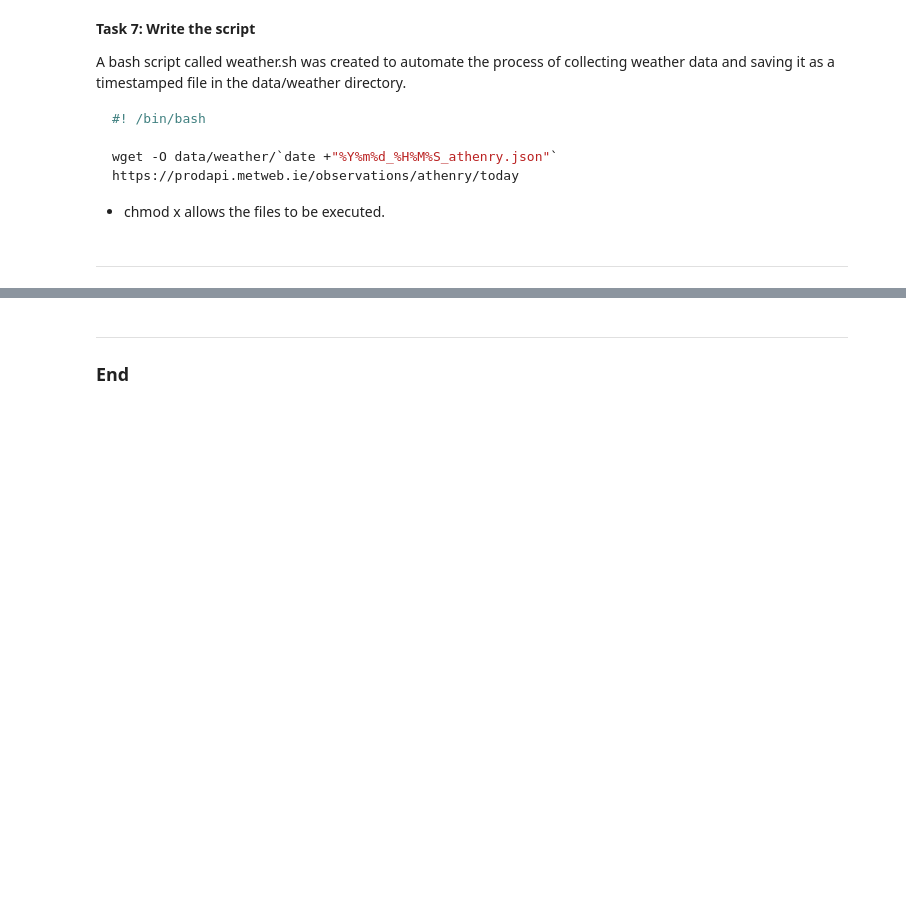
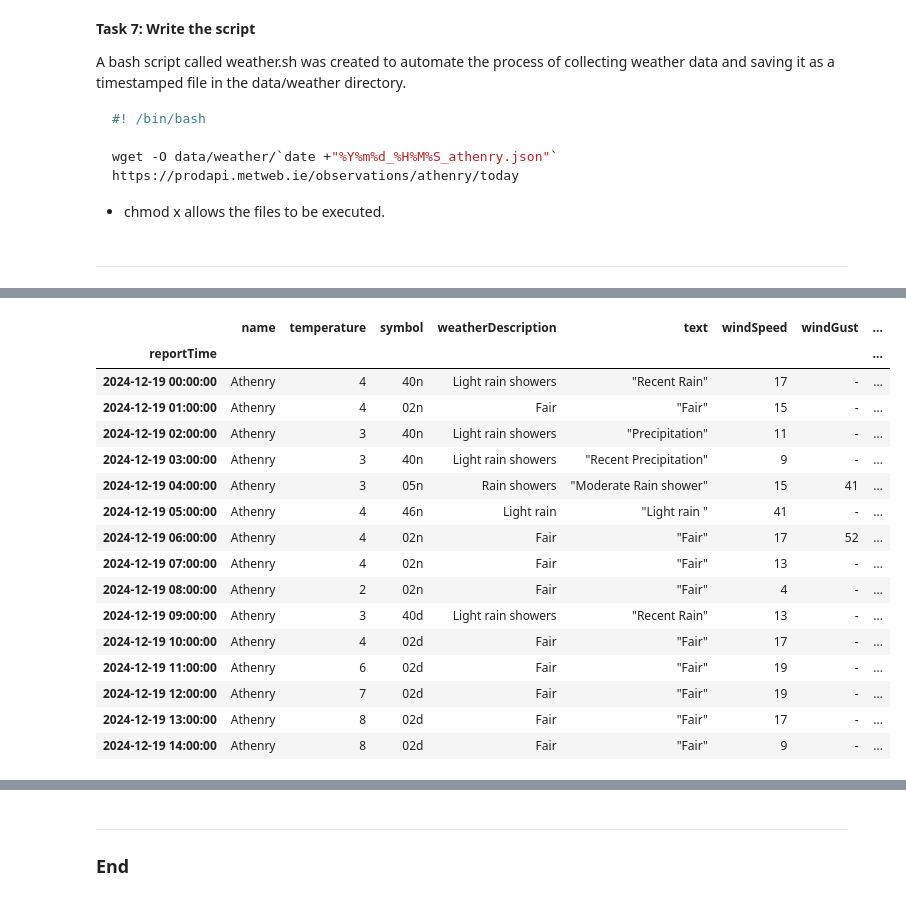
Before and after one commit to lryan30/CI_assessment, a Jupyter notebook: weather.ipynb, the cells around one changed output, grey strips where cells are left out. Drawn from its saved outputs; the diff is of its cells as text; code cells hidden in the pictures; blank space fills up the shorter version.

```diff
--- a/weather.ipynb
+++ b/weather.ipynb
@@ -110,0 +116,22 @@ df.tail()
+# %%
+# set reportTime as index
+df.set_index('reportTime',inplace=True)
+df
+# %% [output]
+|  | name | temperature | symbol | weatherDescription | text | windSpeed | windGust | ... |
+| reportTime |  |  |  |  |  |  |  | ... |
+| 2024-12-19 00:00:00 | Athenry | 4 | 40n | Light rain showers | "Recent Rain" | 17 | - | ... |
+| 2024-12-19 01:00:00 | Athenry | 4 | 02n | Fair | "Fair" | 15 | - | ... |
+| 2024-12-19 02:00:00 | Athenry | 3 | 40n | Light rain showers | "Precipitation" | 11 | - | ... |
+| 2024-12-19 03:00:00 | Athenry | 3 | 40n | Light rain showers | "Recent Precipitation" | 9 | - | ... |
+| 2024-12-19 04:00:00 | Athenry | 3 | 05n | Rain showers | "Moderate Rain shower" | 15 | 41 | ... |
+| 2024-12-19 05:00:00 | Athenry | 4 | 46n | Light rain | "Light rain " | 41 | - | ... |
+| 2024-12-19 06:00:00 | Athenry | 4 | 02n | Fair | "Fair" | 17 | 52 | ... |
+| 2024-12-19 07:00:00 | Athenry | 4 | 02n | Fair | "Fair" | 13 | - | ... |
+| 2024-12-19 08:00:00 | Athenry | 2 | 02n | Fair | "Fair" | 4 | - | ... |
+| 2024-12-19 09:00:00 | Athenry | 3 | 40d | Light rain showers | "Recent Rain" | 13 | - | ... |
+| 2024-12-19 10:00:00 | Athenry | 4 | 02d | Fair | "Fair" | 17 | - | ... |
+| 2024-12-19 11:00:00 | Athenry | 6 | 02d | Fair | "Fair" | 19 | - | ... |
+| 2024-12-19 12:00:00 | Athenry | 7 | 02d | Fair | "Fair" | 19 | - | ... |
+| 2024-12-19 13:00:00 | Athenry | 8 | 02d | Fair | "Fair" | 17 | - | ... |
+| 2024-12-19 14:00:00 | Athenry | 8 | 02d | Fair | "Fair" | 9 | - | ... |
```
Also changed, not shown: parts of 7 cells of this notebook.
